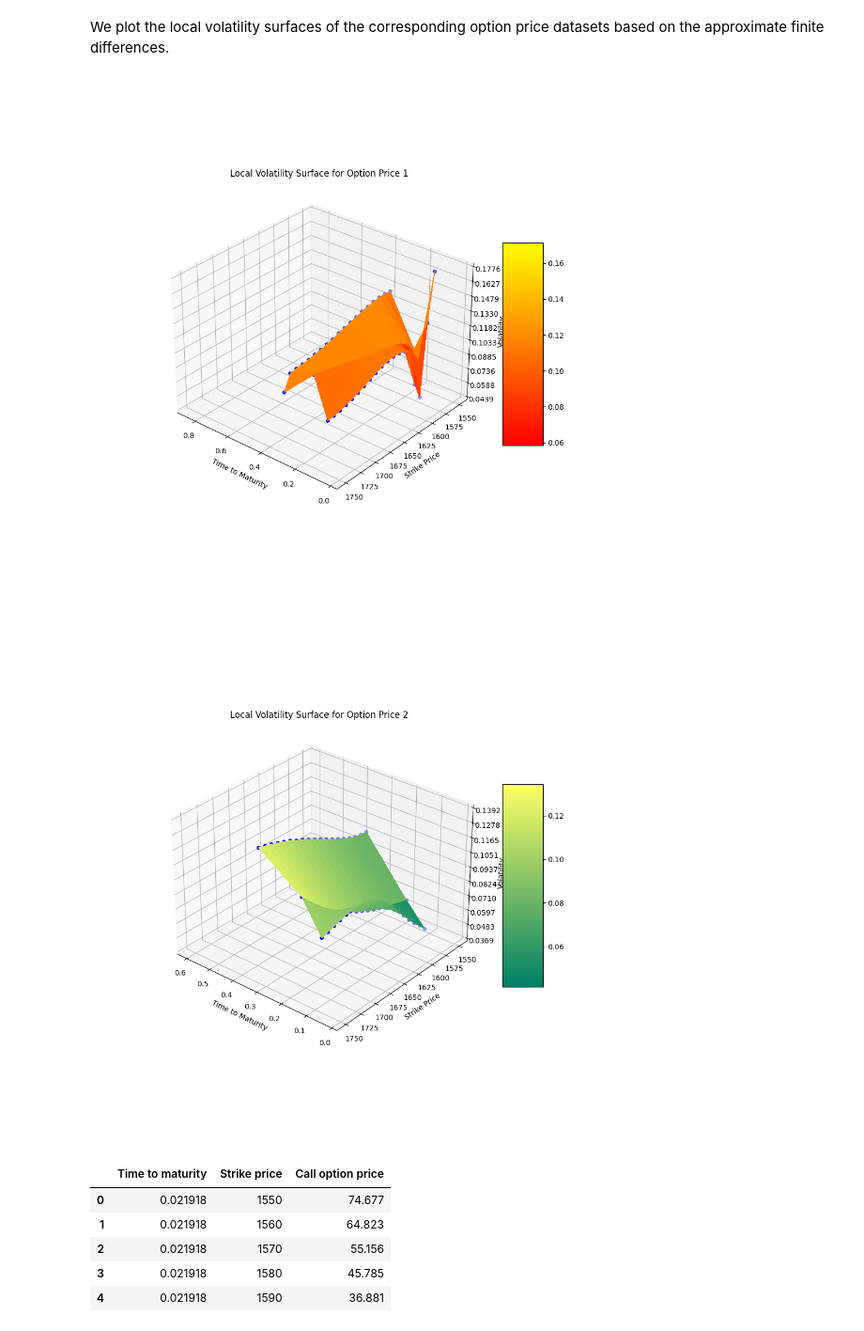
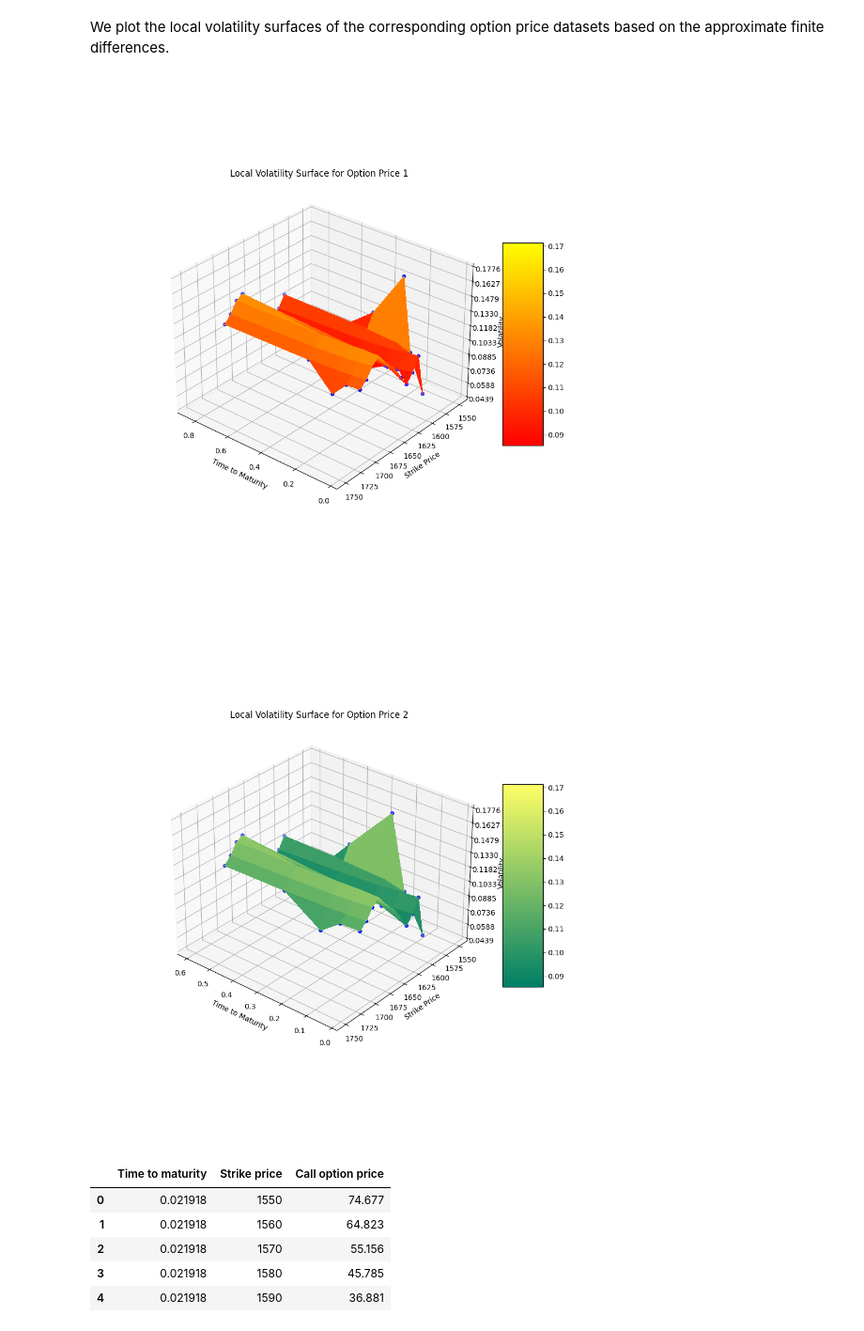
Before and after one commit to pangjunrong/KTH-Local-Volatility-Estimation, a Jupyter notebook: Project-1.ipynb, the cells around one changed output. Shown at 94% size. Cells and saved outputs as stored; diff of their text form; code cells hidden in the pictures.

```diff
--- a/Project-1.ipynb
+++ b/Project-1.ipynb
@@ -160,10 +160,7 @@ fig, ax = plt.subplots(subplot_kw={"projection": "3d"})
 X = df_new_option_prices_1['Time to maturity'].unique()
 Y = df_new_option_prices_1['Strike price'].unique()
 X, Y = np.meshgrid(X, Y)
-Z = []
-for i in range(5):
-    Z.append(df_new_option_prices_1['iv'].iloc[i*21:(i+1)*21].values)
-Z = np.transpose(np.array(Z))
+Z = df_new_option_prices_1['iv'].values.reshape(len(X), -1)
 
 ax.scatter(X, Y, Z, c = 'b', marker='o')
 surf = ax.plot_surface(X, Y, Z, cmap=cm.autumn, linewidth=0, antialiased=False)
@@ -181,35 +178,32 @@ ax.view_init(30, 130)
 
 plt.show()
 # %% [output]
-[figure, old version]
+[figure, new version]
 # %%
 fig, ax = plt.subplots(subplot_kw={"projection": "3d"})
 
 X = df_new_option_prices_2['Time to maturity'].unique()
 Y = df_new_option_prices_2['Strike price'].unique()
 X, Y = np.meshgrid(X, Y)
-Z = []
-for i in range(5):
-    Z.append(df_new_option_prices_2['iv'].iloc[i*21:(i+1)*21].values)
-Z = np.transpose(np.array(Z))
+Z = df_new_option_prices_1['iv'].values.reshape(len(X), -1)
 
 ax.scatter(X, Y, Z, c = 'b', marker='o')
 surf = ax.plot_surface(X, Y, Z, cmap=cm.summer, linewidth=0, antialiased=False)
 
 ax.zaxis.set_major_locator(ticker.LinearLocator(10))
 
 fig.colorbar(surf, shrink=0.5, aspect=5)
 
 ax.set_xlabel('Time to Maturity')
 ax.set_ylabel('Strike Price')
 ax.set_zlabel('Volatility')
 
 plt.title('Local Volatility Surface for Option Price 2')
 ax.view_init(30, 130)
 
 plt.show()
 # %% [output]
-[figure, old version]
+[figure, new version]
 # %%
 df_increased_option_prices_2 = pd.DataFrame(df_new_option_prices_2, columns=['Time to maturity', 'Strike price', 'Call option price'])
 df_increased_option_prices_2.head()
```
Also changed, not shown: parts of 2 cells of this notebook.
